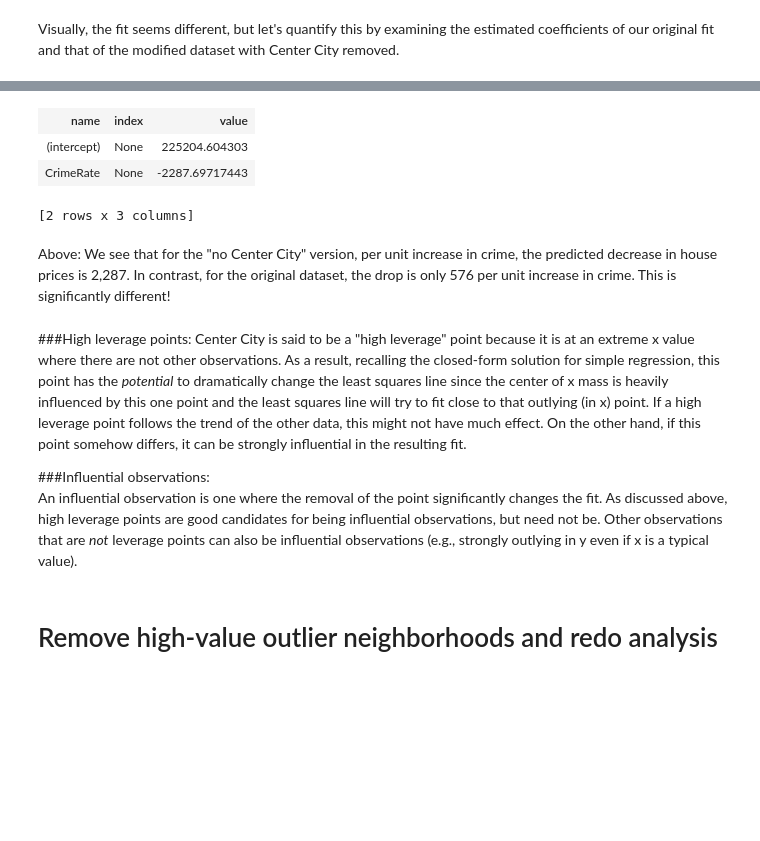
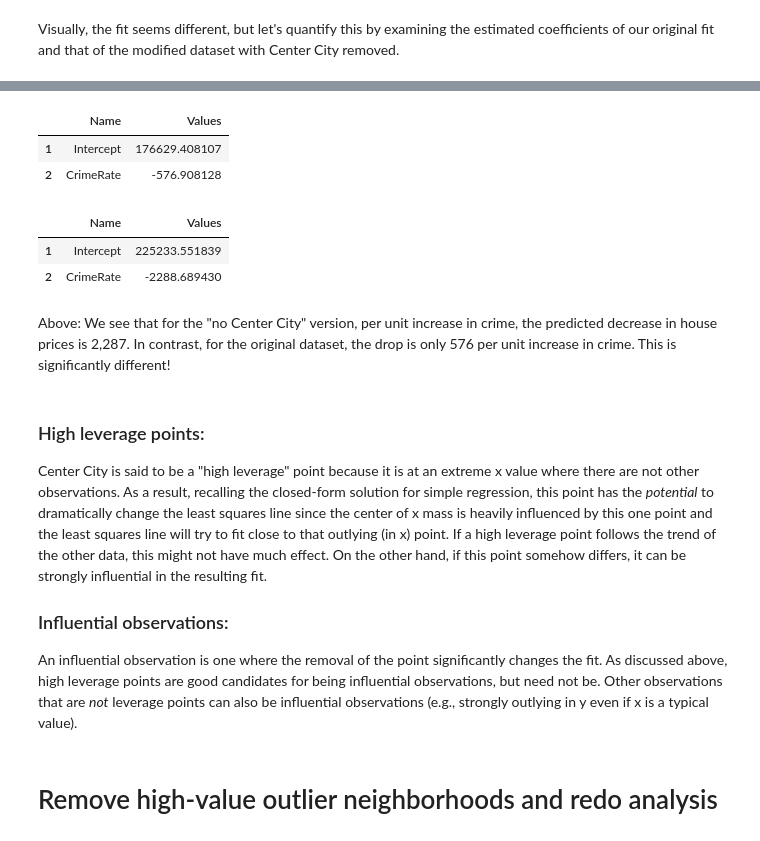
Before and after one commit to radumas/uw_machine_learning, a Jupyter notebook: course2_regression/week1/PhillyCrimeNB.ipynb, the cells around one changed output, grey strips where cells are left out. Cells and saved outputs as stored; diff of their text form; code cells hidden in the pictures; blank space fills up the shorter version.

```diff
--- a/course2_regression/week1/PhillyCrimeNB.ipynb
+++ b/course2_regression/week1/PhillyCrimeNB.ipynb
@@ -98,17 +101,28 @@ crime_model.get('coefficients')
-# %%
-crime_model_noCC.get('coefficients')
-# %% [output]
-| name | index | value |
-| (intercept) | None | 225204.604303 |
-| CrimeRate | None | -2287.69717443 |
-[2 rows x 3 columns]
+# %%
+crime_model_results = pandas.DataFrame({"Name": ["Intercept", "CrimeRate"],
+                                        "Values": [crime_model.intercept_[0],crime_model.coef_[0][0]]},
+                                       index = [1,2])
+crime_model_results
+# %% [output]
+|  | Name | Values |
+| 1 | Intercept | 176629.408107 |
+| 2 | CrimeRate | -576.908128 |
+# %%
+crime_model_noCC_results = pandas.DataFrame({"Name": ["Intercept", "CrimeRate"],
+                                            "Values": [crime_model_noCC.intercept_[0],crime_model_noCC.coef_[0][0]]},
+                                             index = [1,2])
+crime_model_noCC_results
+# %% [output]
+|  | Name | Values |
+| 1 | Intercept | 225233.551839 |
+| 2 | CrimeRate | -2288.689430 |
 # %% [markdown]
 Above: We see that for the "no Center City" version, per unit increase in crime, the predicted decrease in house prices is 2,287.  In contrast, for the original dataset, the drop is only 576 per unit increase in crime.  This is significantly different!
 # %% [markdown]
-###High leverage points:
+### High leverage points:
 Center City is said to be a "high leverage" point because it is at an extreme x value where there are not other observations.  As a result, recalling the closed-form solution for simple regression, this point has the *potential* to dramatically change the least squares line since the center of x mass is heavily influenced by this one point and the least squares line will try to fit close to that outlying (in x) point.  If a high leverage point follows the trend of the other data, this might not have much effect.  On the other hand, if this point somehow differs, it can be strongly influential in the resulting fit.
 
-###Influential observations:
+### Influential observations:
 An influential observation is one where the removal of the point significantly changes the fit.  As discussed above, high leverage points are good candidates for being influential observations, but need not be.  Other observations that are *not* leverage points can also be influential observations (e.g., strongly outlying in y even if x is a typical value).
 # %% [markdown]
 # Remove high-value outlier neighborhoods and redo analysis
```
Also changed, not shown: parts of 19 cells of this notebook.
